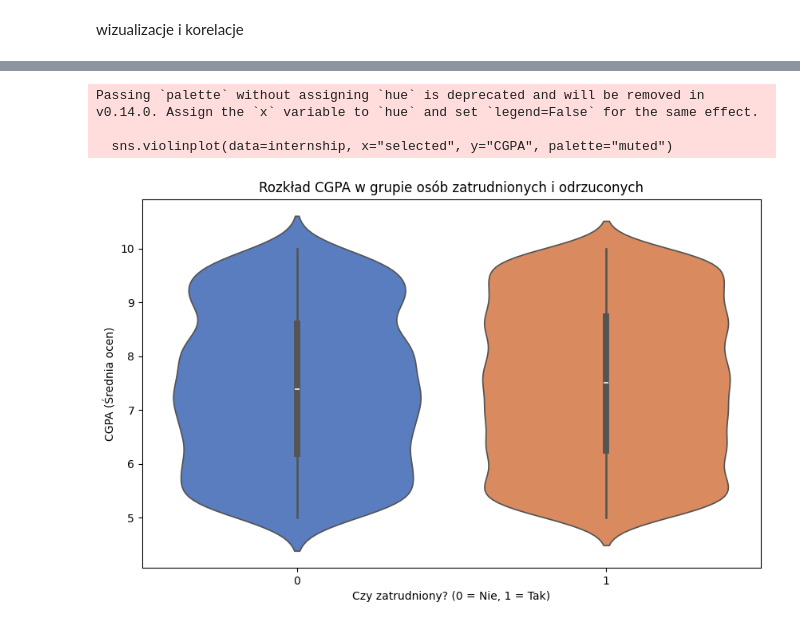
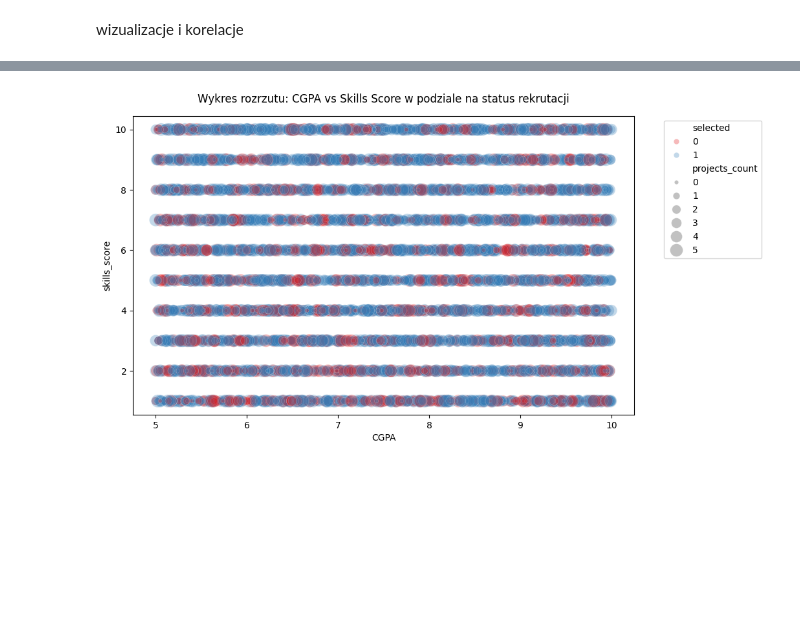
Before and after one commit to oczyz-uksw/Projekt-programowanie2, a Jupyter notebook: projektprogramowanie_danestazystow.ipynb, the cells around one changed output, grey strips where cells are left out. Saved outputs shown, nothing was run; the diff lists cells and outputs as text; code cells hidden in the pictures; blank space fills up the shorter version.

```diff
--- a/projektprogramowanie_danestazystow.ipynb
+++ b/projektprogramowanie_danestazystow.ipynb
@@ -155,16 +163,11 @@ plt.show()
-# %%
-import seaborn as sns
-import matplotlib.pyplot as plt
-
-plt.figure(figsize=(10, 6))
-sns.violinplot(data=internship, x="selected", y="CGPA", palette="muted")
-
-plt.title("Rozkład CGPA w grupie osób zatrudnionych i odrzuconych")
-plt.xlabel("Czy zatrudniony? (0 = Nie, 1 = Tak)")
-plt.ylabel("CGPA (Średnia ocen)")
-plt.show()
-# %% [output]
-Passing `palette` without assigning `hue` is deprecated and will be removed in v0.14.0. Assign the `x` variable to `hue` and set `legend=False` for the same effect.
-
-  sns.violinplot(data=internship, x="selected", y="CGPA", palette="muted")
-[figure, removed]
+# %%
+plt.figure(figsize=(10, 6))
+sns.scatterplot(data=temp_df, x="CGPA", y="skills_score", hue="selected", size="projects_count", sizes=(20, 200), alpha=0.3, palette="Set1")
+
+plt.xlabel("CGPA")
+plt.ylabel("skills_score")
+plt.title("Wykres rozrzutu: CGPA vs Skills Score w podziale na status rekrutacji", fontsize=12, pad=15)
+plt.legend(bbox_to_anchor=(1.05, 1), loc='upper left')
+plt.show()
+# %% [output]
+[figure, added]
```
Also changed, not shown: parts of 20 cells of this notebook.
